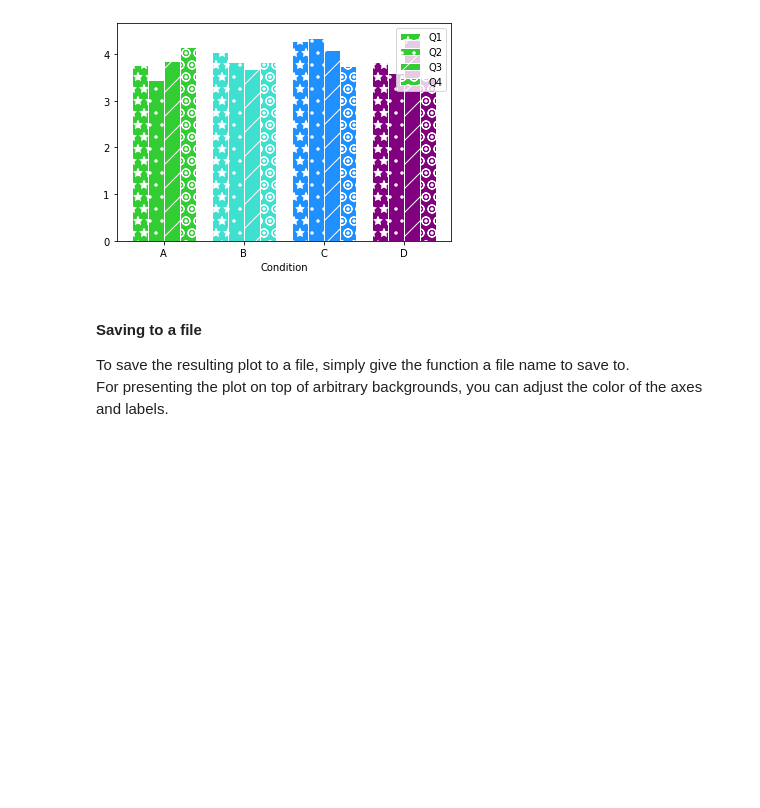
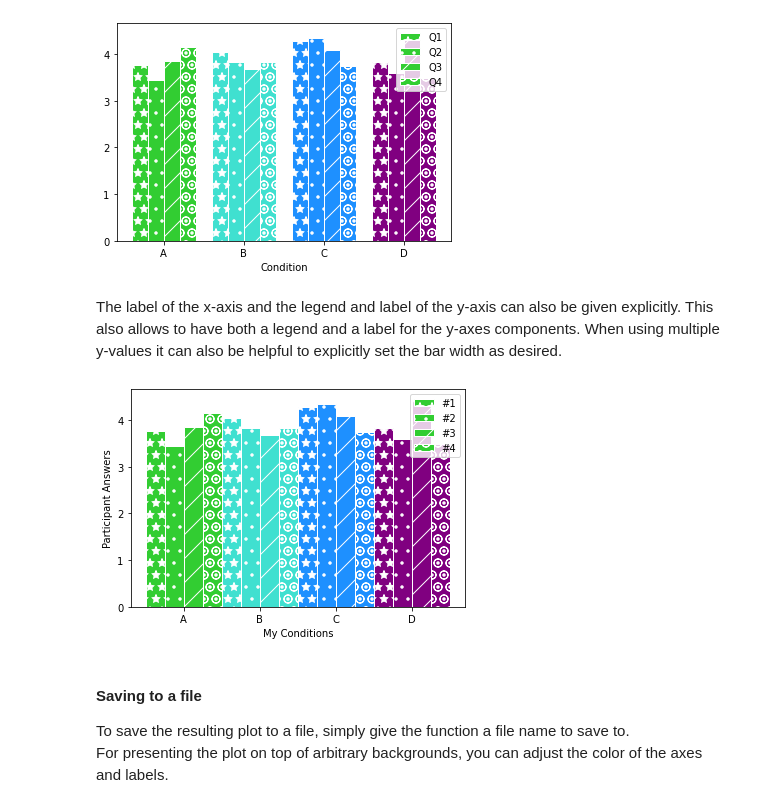
Before and after one commit to MarcRuble/experiment-evaluation, a Jupyter notebook: Exploration.ipynb, the cells around one changed output. Saved outputs shown, nothing was run; the diff lists cells and outputs as text; code cells hidden in the pictures; blank space fills up the shorter version.

```diff
--- a/Exploration.ipynb
+++ b/Exploration.ipynb
@@ -248,6 +254,14 @@ You can choose the hatches of the resulting bars by giving an array of symbols (
 expl.barplot('Condition', ['Q1', 'Q2', 'Q3', 'Q4'], hatches=['*', '.', '/', 'O.'])
 # %% [output]
 [figure]
+# %% [markdown]
+The label of the x-axis and the legend and label of the y-axis can also be given explicitly. This also allows to have both a legend and a label for the y-axes components.
+When using multiple y-values it can also be helpful to explicitly set the bar width as desired.
+# %%
+expl.barplot('Condition', ['Q1', 'Q2', 'Q3', 'Q4'], hatches=['*', '.', '/', 'O.'], x_label='My Conditions',
+             y_legend=['#1', '#2', '#3', '#4'], y_label='Participant Answers', bar_width=0.25)
+# %% [output]
+[figure, added]
 # %% [markdown]
 #### Saving to a file
 To save the resulting plot to a file, simply give the function a file name to save to.\
```
Also changed, not shown: parts of 4 cells of this notebook, 4 other files.
